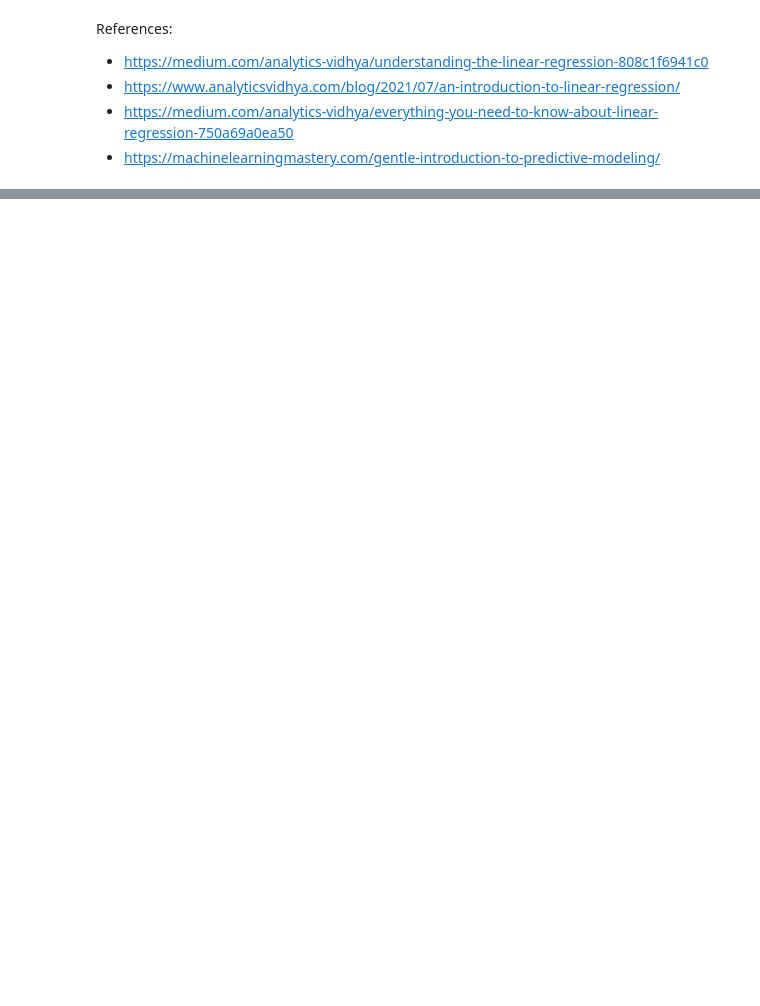
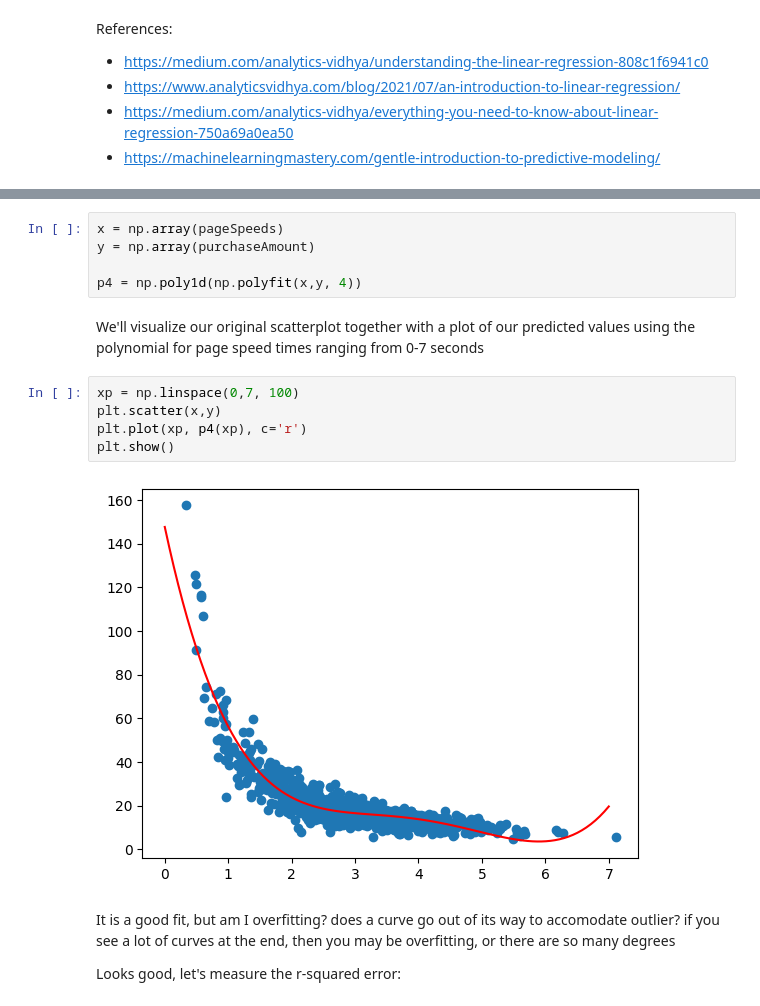
Before and after one commit to ivymorenomt/mlNotes, a Jupyter notebook: Predictive Models.ipynb, the cells around one changed output, grey strips where cells are left out. Saved outputs shown, nothing was run; the diff lists cells and outputs as text; blank space fills up the shorter version.

```diff
--- a/Predictive Models.ipynb
+++ b/Predictive Models.ipynb
@@ -54,0 +73,18 @@ References:
+# %%
+x = np.array(pageSpeeds)
+y = np.array(purchaseAmount)
+
+p4 = np.poly1d(np.polyfit(x,y, 4))
+# %% [markdown]
+We'll visualize our original scatterplot together with a plot of our predicted values using the polynomial for page speed times ranging from 0-7 seconds
+# %%
+xp = np.linspace(0,7, 100)
+plt.scatter(x,y)
+plt.plot(xp, p4(xp), c='r')
+plt.show()
+# %% [output]
+[figure, added]
+# %% [markdown]
+ It is a good fit, but am I overfitting? does a curve go out of its way to accomodate outlier? if you see a lot of curves at the end, then you may be overfitting, or there are so many degrees
+
+ Looks good, let's measure the r-squared error:
```
Also changed, not shown: parts of 12 cells of this notebook.
